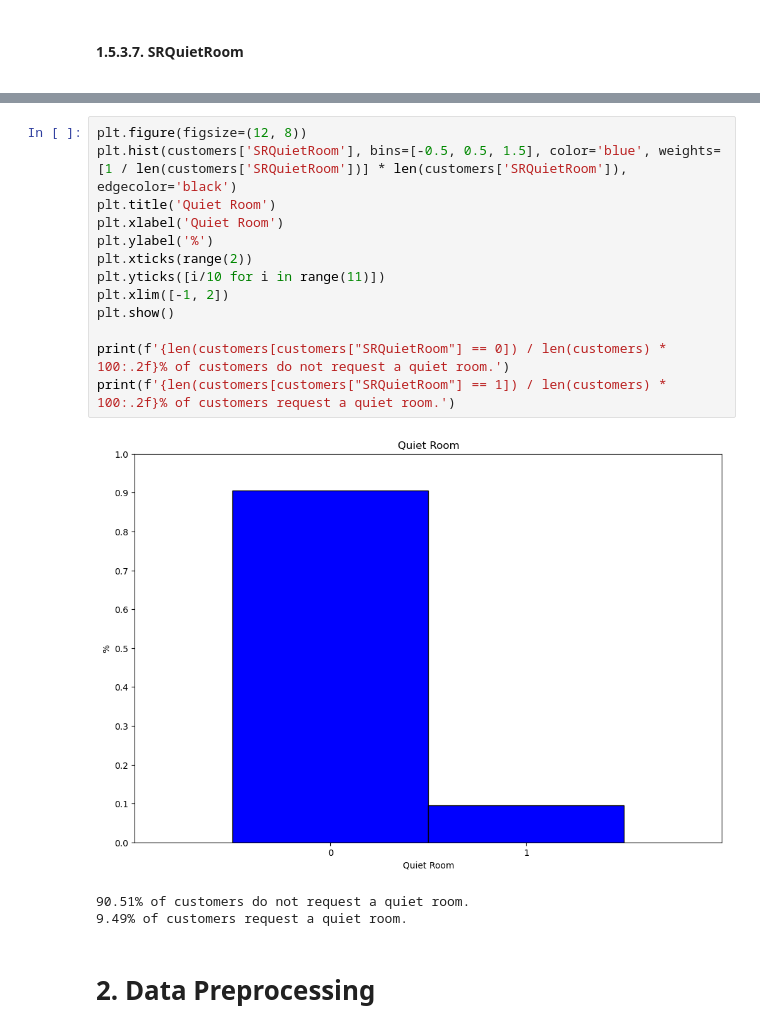
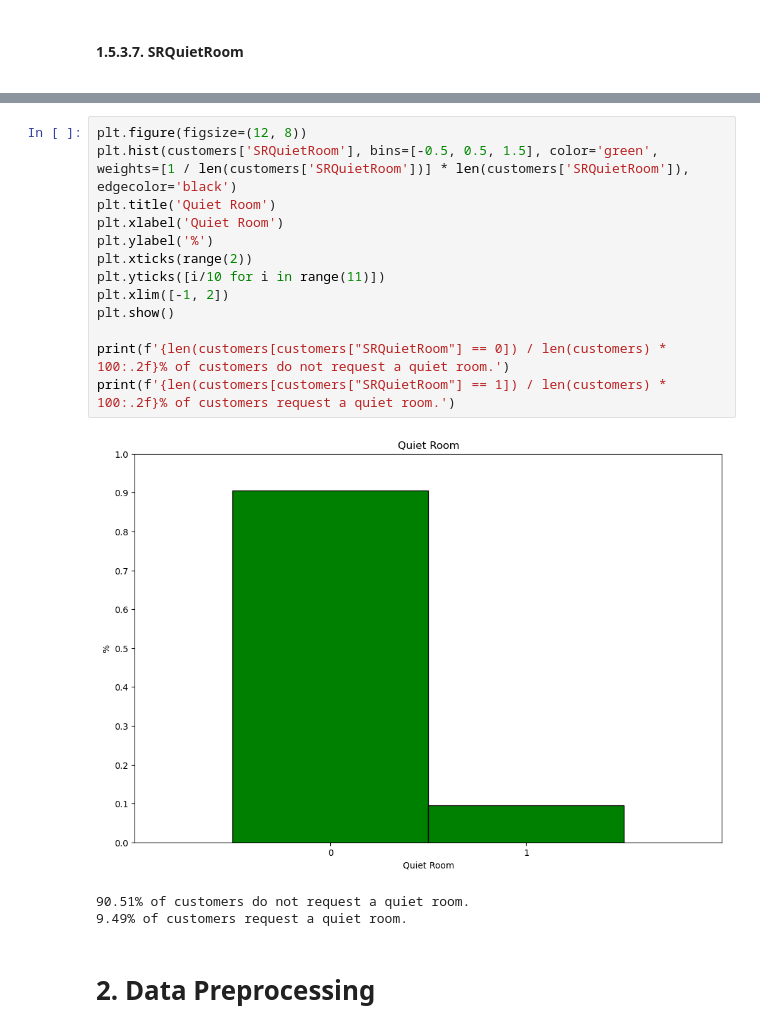
Before and after one commit to RubenCMarques/Hotel-Customer-Segmentation, a Jupyter notebook: Notebooks/A-B.ipynb, the cells around one changed output, grey strips where cells are left out. Cells and saved outputs as stored; diff of their text form.

```diff
--- a/Notebooks/A-B.ipynb
+++ b/Notebooks/A-B.ipynb
@@ -1374,19 +1374,19 @@ SRQuietRoom
 Name: count, dtype: int64
 # %%
 plt.figure(figsize=(12, 8))
-plt.hist(customers['SRQuietRoom'], bins=[-0.5, 0.5, 1.5], color='blue', weights=[1 / len(customers['SRQuietRoom'])] * len(customers['SRQuietRoom']), edgecolor='black')
+plt.hist(customers['SRQuietRoom'], bins=[-0.5, 0.5, 1.5], color='green', weights=[1 / len(customers['SRQuietRoom'])] * len(customers['SRQuietRoom']), edgecolor='black')
 plt.title('Quiet Room')
 plt.xlabel('Quiet Room')
 plt.ylabel('%')
 plt.xticks(range(2))
 plt.yticks([i/10 for i in range(11)])
 plt.xlim([-1, 2])
 plt.show()
 
 print(f'{len(customers[customers["SRQuietRoom"] == 0]) / len(customers) * 100:.2f}% of customers do not request a quiet room.')
 print(f'{len(customers[customers["SRQuietRoom"] == 1]) / len(customers) * 100:.2f}% of customers request a quiet room.')
 # %% [output]
-[figure, old version]
+[figure, new version]
 90.51% of customers do not request a quiet room.
 9.49% of customers request a quiet room.
 # %% [markdown]
```
Also changed, not shown: parts of 50 cells of this notebook.
